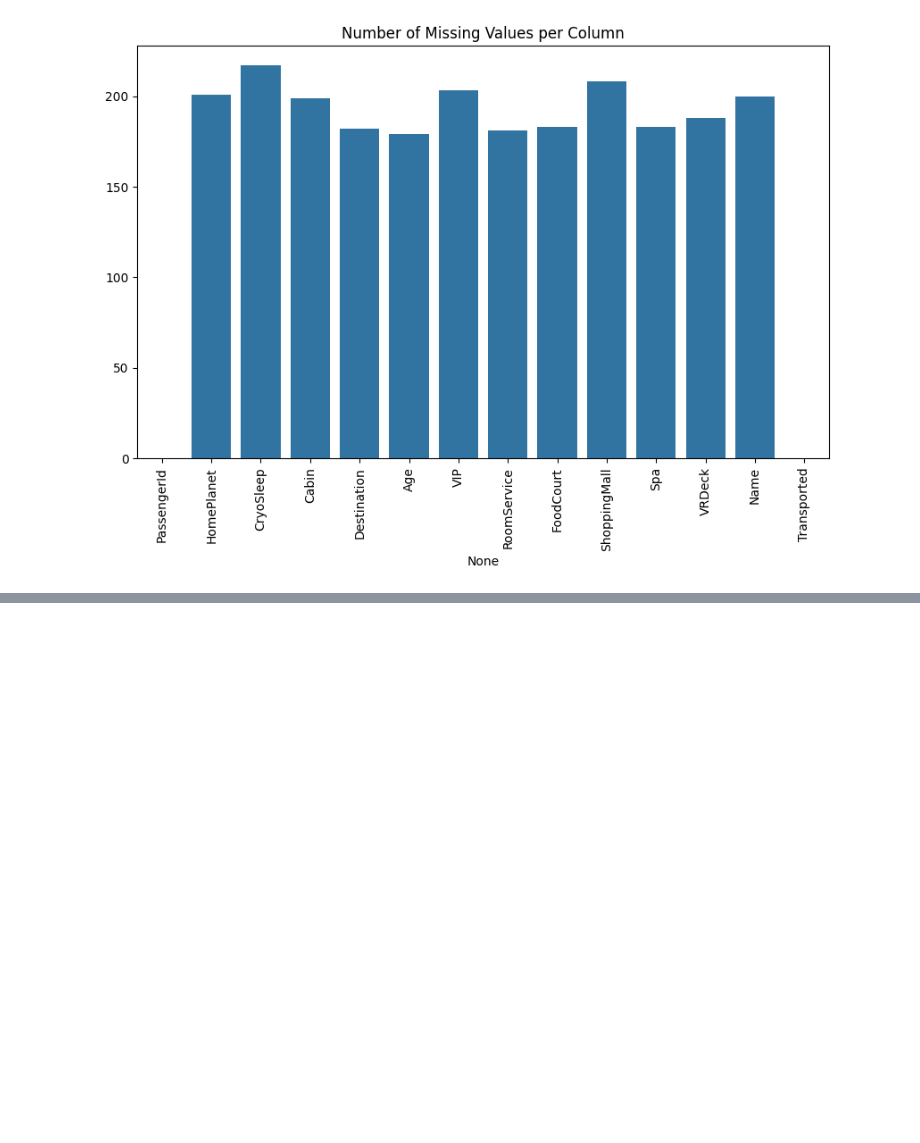
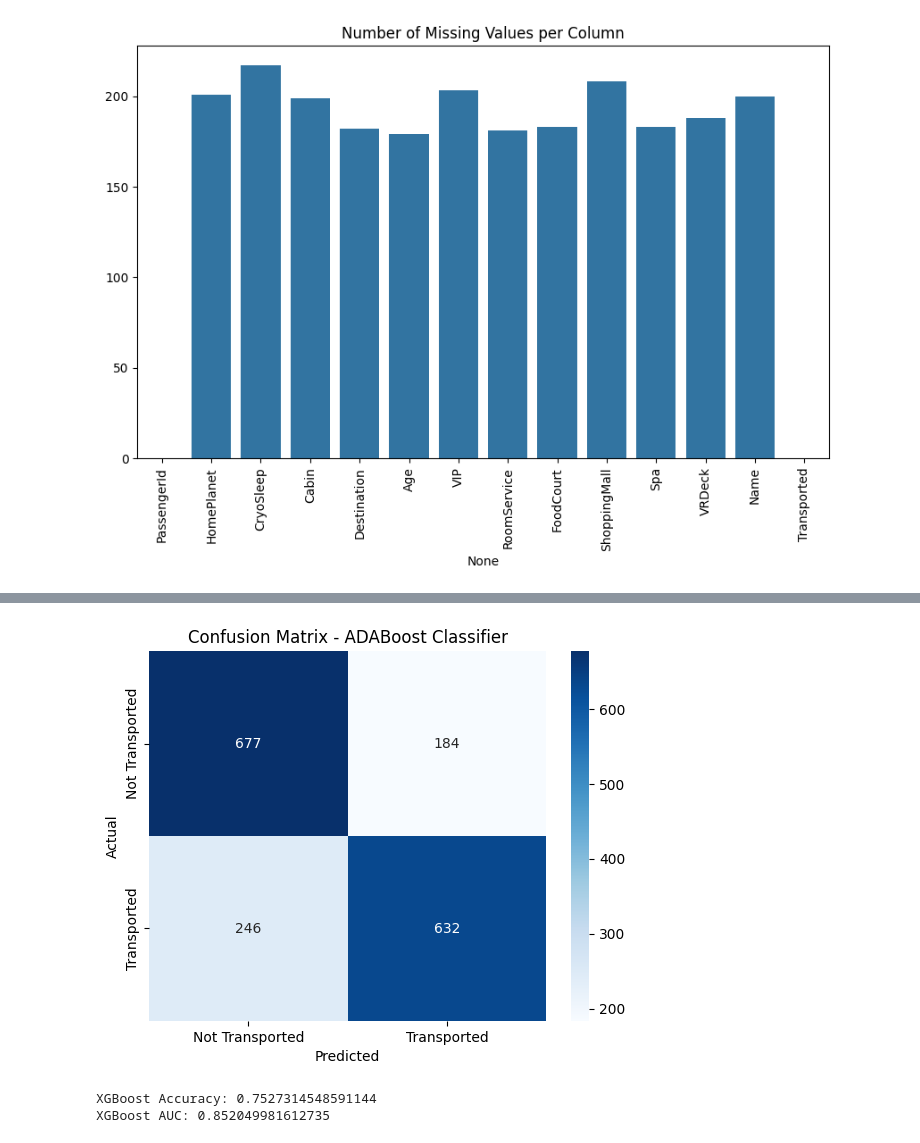
Before and after one commit to SDelRiObando/CS-4662-Spaceship-Titanic-Machine-Learning, a Jupyter notebook: Sanskar_Part.ipynb, the cells around one changed output, grey strips where cells are left out. Cells and saved outputs as stored; diff of their text form; code cells hidden in the pictures; blank space fills up the shorter version.

```diff
--- a/Sanskar_Part.ipynb
+++ b/Sanskar_Part.ipynb
@@ -283,0 +322,12 @@ No questions were posed in the provided data analysis task.
+# %%
+df.drop('TotalSpend', axis=1, inplace=True)
+# Define features (X) and target (y)
+X = df.drop('Transported', axis=1)  # All columns except 'Transported' are features
+y = df['Transported']  # 'Transported' is the target variable
+
+# Split data into training and testing sets (80% train, 20% test)
+X_train, X_test, y_train, y_test = tts(X, y, test_size=0.2, random_state=42)
+
+# Check the shape of the resulting datasets
+print(f'Training set size: {X_train.shape}')
+print(f'Testing set size: {X_test.shape}')
@@ -283,0 +337,12 @@ No questions were posed in the provided data analysis task.
+# %%
+
+# Create and train the Adaboost model
+adaboost = AdaBoostClassifier(n_estimators=50, random_state=42)  # Adjust n_estimators and random_state as needed
+# Train on a single feature using imputed data
+adaboost.fit(X_train, y_train)
+
+# Evaluate the model
+# Predict and evaluate
+y_pred = adaboost.predict(X_test)
+accuracy = accuracy_score(y_test, y_pred)
+print(f'Accuracy: {accuracy:.4f}')
@@ -283,0 +377,11 @@ No questions were posed in the provided data analysis task.
+# %%
+# Print Confusion Matrix
+cm = confusion_matrix(y_test, y_pred)
+
+sns.heatmap(cm, annot=True, fmt='d', cmap='Blues', xticklabels=['Not Transported', 'Transported'], yticklabels=['Not Transported', 'Transported'])
+plt.xlabel('Predicted')
+plt.ylabel('Actual')
+plt.title('Confusion Matrix - ADABoost Classifier')
+plt.show()
+# %% [output]
+[figure, added]
@@ -283,0 +390,12 @@ No questions were posed in the provided data analysis task.
+# %%
+# Calculate the accuracy of the xgb
+adaboost_accuracy = accuracy_score(y_test, adaboost_preds)
+# Calculate the Area Under The Curve
+adaboost_auc = metrics.auc(fpr, tpr)
+
+# Print accuracy and AUC score to evaluate XGBoost's performance
+print("XGBoost Accuracy:", adaboost_accuracy)
+print("XGBoost AUC:", adaboost_auc)
+# %% [output]
+XGBoost Accuracy: 0.7527314548591144
+XGBoost AUC: 0.852049981612735
```
Also changed, not shown: parts of 16 cells of this notebook.
